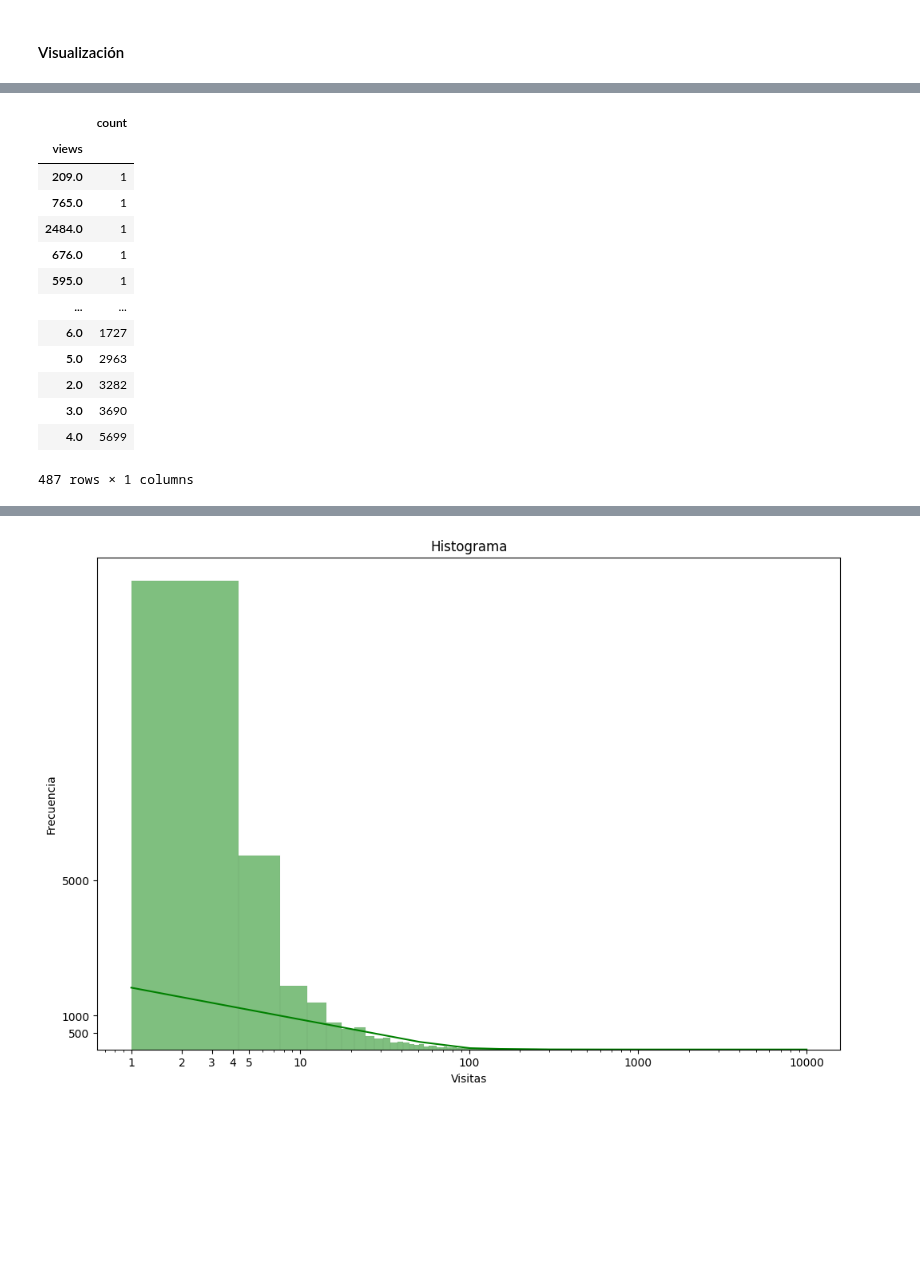
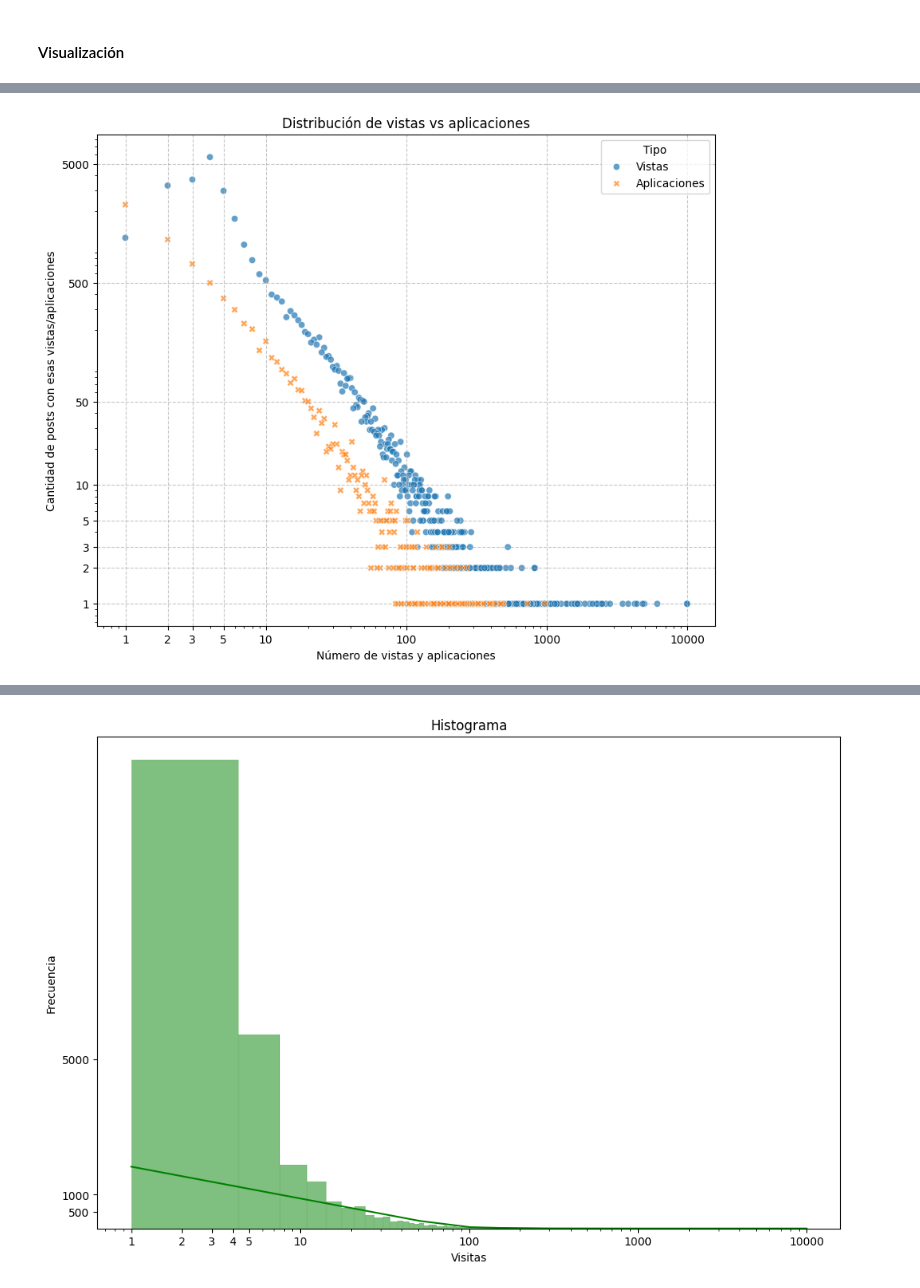
Before and after one commit to sarahcoral/ProyectoABD, a Jupyter notebook: proyectoabdbook/visualization_notebooks/descriptive_analysis.ipynb, the cells around one changed output, grey strips where cells are left out. Cells and saved outputs as stored; diff of their text form; code cells hidden in the pictures; blank space fills up the shorter version.

```diff
--- a/proyectoabdbook/visualization_notebooks/descriptive_analysis.ipynb
+++ b/proyectoabdbook/visualization_notebooks/descriptive_analysis.ipynb
@@ -409,19 +486,53 @@ Name: count, Length: 487, dtype: int64
-# %%
-df_views = pd.DataFrame(view_counts)
-df_views.sort_values(by='count', ascending=True)
-# %% [output]
-|  | count |
-| views |  |
-| 209.0 | 1 |
-| 765.0 | 1 |
-| 2484.0 | 1 |
-| 676.0 | 1 |
-| 595.0 | 1 |
-| ... | ... |
-| 6.0 | 1727 |
-| 5.0 | 2963 |
-| 2.0 | 3282 |
-| 3.0 | 3690 |
-| 4.0 | 5699 |
-487 rows × 1 columns
+# %%
+view_counts = views.value_counts()
+df_views = pd.DataFrame(view_counts)
+df_views = df_views.reset_index().rename(columns={'views':'valores','count': 'count'})
+
+
+app_counts = apps.value_counts()
+df_apps = pd.DataFrame(app_counts)
+df_apps = df_apps.reset_index().rename(columns={'applies':'valores','count': 'count'})
+
+#culumn to differentiate datasets
+df_views['Tipo']= 'Vistas'
+df_apps['Tipo']= 'Aplicaciones'
+
+#combine datasets
+df_views_apps = pd.concat([df_views,df_apps])
+# %%
+import matplotlib.ticker as ticker
+
+palette = {'Vistas': 'blue', 'Aplicaciones': 'red'}
+plt.figure(figsize=(10, 8))
+sns.scatterplot(x='valores', y='count',data=df_views_apps, hue='Tipo',style='Tipo', alpha=0.7)
+
+#plt.xticks(ticks=np.arange(0, 10000, 500), labels=[f'{int(i/1):,}' for i in np.arange(0, 10000, 500)])
+#plt.yticks(ticks=np.arange(0, 6000, 500), labels=[f'{int(i/1):,}' for i in np.arange(0, 6000, 500)])
+#plt.yticks(ticks=[0], labels=[''])
+plt.ylabel('Cantidad de posts con esas vistas/aplicaciones')
+plt.xlabel('Número de vistas y aplicaciones')
+plt.title('Distribución de vistas vs aplicaciones')
+
+# Set the x and y axes to a logarithmic scale
+plt.xscale('log')
+plt.yscale('log')
+
+# Custom tick values for x and y axes
+x_ticks = [1, 2, 3, 5, 10, 100, 1000, 10000]  # Example tick values for the x-axis
+y_ticks = [1, 2, 3, 5, 10, 50, 500, 5000]  # Example tick values for the y-axis
+
+# Apply custom ticks to both axes
+plt.gca().set_xticks(x_ticks)
+plt.gca().set_yticks(y_ticks)
+
+# Optionally, format the ticks for better readability
+plt.gca().xaxis.set_major_formatter(ticker.FuncFormatter(lambda x, _: f'{int(x)}'))
+plt.gca().yaxis.set_major_formatter(ticker.FuncFormatter(lambda y, _: f'{int(y)}'))
+
+# Add lines to ticks
+plt.grid(True,which='major', linestyle='--',alpha=0.7)
+
+plt.show()
+# %% [output]
+[figure, added]
 # %%
```
Also changed, not shown: parts of 26 cells of this notebook, 3 other files.
